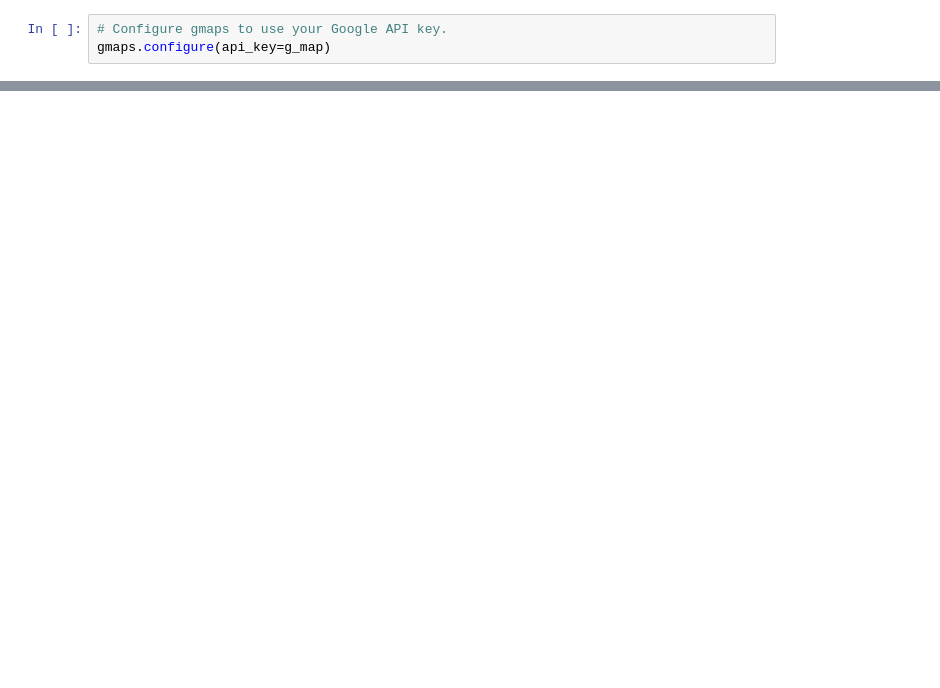
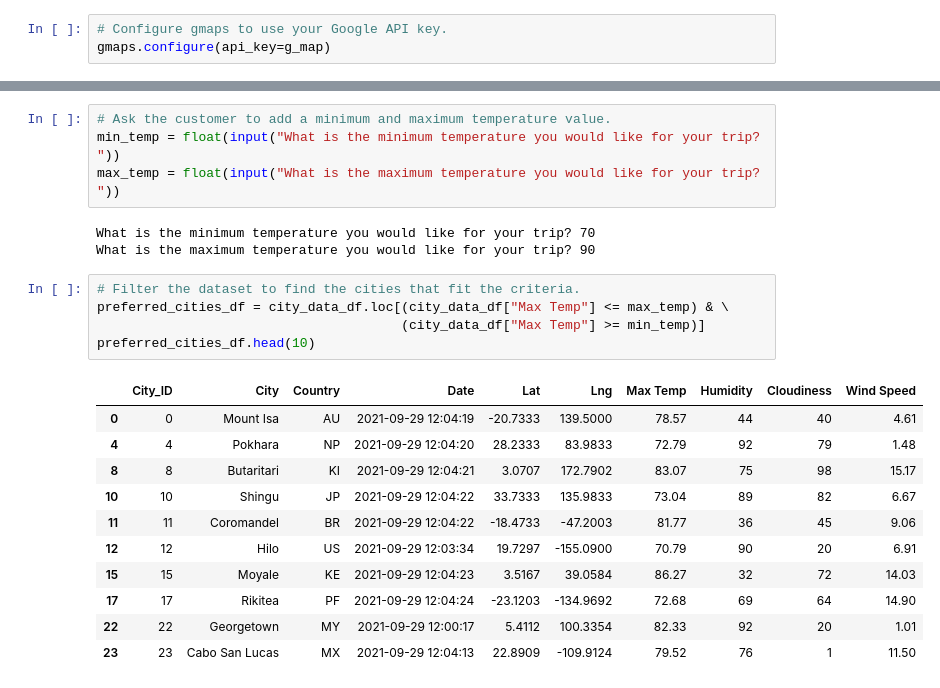
Before and after one commit to ASCHEET/World_Weather_Analysis, a Jupyter notebook: VacationPy.ipynb, the cells around one changed output, grey strips where cells are left out. Saved outputs shown, nothing was run; the diff lists cells and outputs as text; blank space fills up the shorter version.

```diff
--- a/VacationPy.ipynb
+++ b/VacationPy.ipynb
@@ -69,0 +173,24 @@ fig
+# %%
+# Ask the customer to add a minimum and maximum temperature value.
+min_temp = float(input("What is the minimum temperature you would like for your trip? "))
+max_temp = float(input("What is the maximum temperature you would like for your trip? "))
+# %% [output]
+What is the minimum temperature you would like for your trip? 70
+What is the maximum temperature you would like for your trip? 90
+# %%
+# Filter the dataset to find the cities that fit the criteria.
+preferred_cities_df = city_data_df.loc[(city_data_df["Max Temp"] <= max_temp) & \
+                                       (city_data_df["Max Temp"] >= min_temp)]
+preferred_cities_df.head(10)
+# %% [output]
+|  | City_ID | City | Country | Date | Lat | Lng | Max Temp | Humidity | Cloudiness | Wind Speed |
+| 0 | 0 | Mount Isa | AU | 2021-09-29 12:04:19 | -20.7333 | 139.5000 | 78.57 | 44 | 40 | 4.61 |
+| 4 | 4 | Pokhara | NP | 2021-09-29 12:04:20 | 28.2333 | 83.9833 | 72.79 | 92 | 79 | 1.48 |
+| 8 | 8 | Butaritari | KI | 2021-09-29 12:04:21 | 3.0707 | 172.7902 | 83.07 | 75 | 98 | 15.17 |
+| 10 | 10 | Shingu | JP | 2021-09-29 12:04:22 | 33.7333 | 135.9833 | 73.04 | 89 | 82 | 6.67 |
+| 11 | 11 | Coromandel | BR | 2021-09-29 12:04:22 | -18.4733 | -47.2003 | 81.77 | 36 | 45 | 9.06 |
+| 12 | 12 | Hilo | US | 2021-09-29 12:03:34 | 19.7297 | -155.0900 | 70.79 | 90 | 20 | 6.91 |
+| 15 | 15 | Moyale | KE | 2021-09-29 12:04:23 | 3.5167 | 39.0584 | 86.27 | 32 | 72 | 14.03 |
+| 17 | 17 | Rikitea | PF | 2021-09-29 12:04:24 | -23.1203 | -134.9692 | 72.68 | 69 | 64 | 14.90 |
+| 22 | 22 | Georgetown | MY | 2021-09-29 12:00:17 | 5.4112 | 100.3354 | 82.33 | 92 | 20 | 1.01 |
+| 23 | 23 | Cabo San Lucas | MX | 2021-09-29 12:04:13 | 22.8909 | -109.9124 | 79.52 | 76 | 1 | 11.50 |
```
Also changed, not shown: parts of 23 cells of this notebook, 7 other files.
